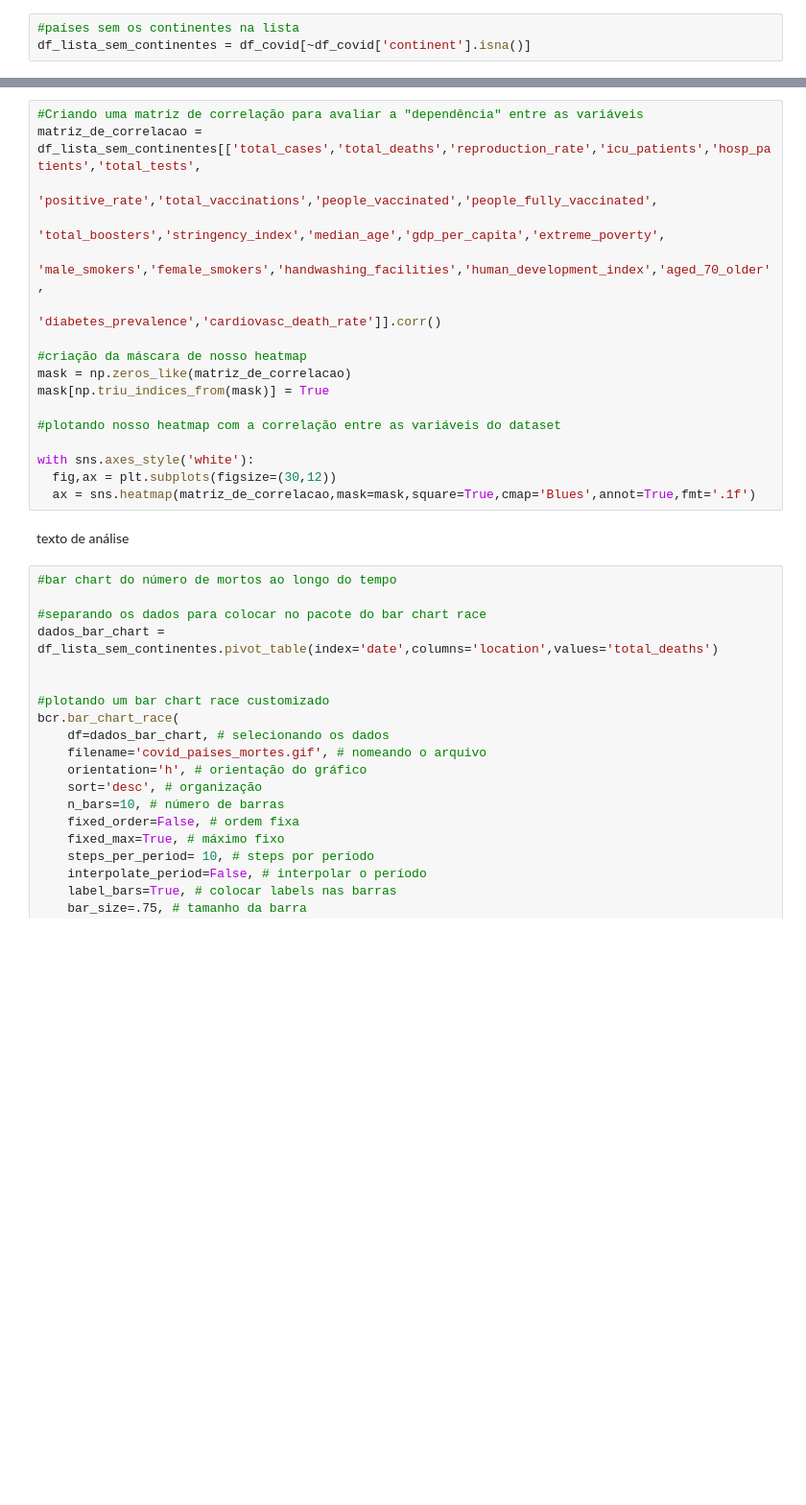
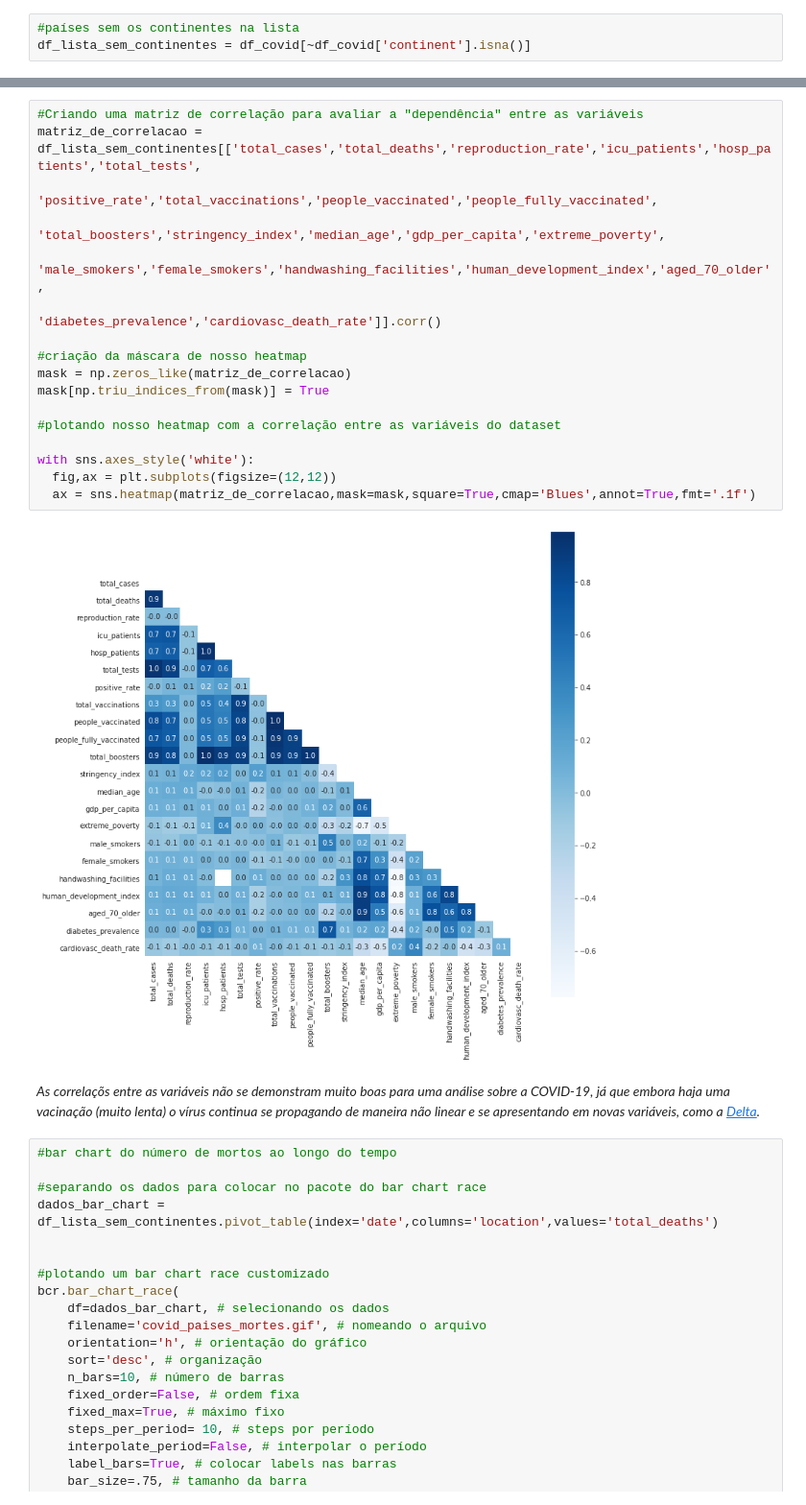
Before and after one commit to FerrazThales/Analysis_COVID_19, a Jupyter notebook: Panorama_da_COVID_19.ipynb, the cells around one changed output, grey strips where cells are left out. Shown at 96% size. Drawn from its saved outputs; the diff is of its cells as text; blank space fills up the shorter version.

```diff
--- a/Panorama_da_COVID_19.ipynb
+++ b/Panorama_da_COVID_19.ipynb
@@ -385,22 +456,24 @@ falar do brazil e comparar com  o mundo
 # %%
 #Criando uma matriz de correlação para avaliar a "dependência" entre as variáveis
 matriz_de_correlacao = df_lista_sem_continentes[['total_cases','total_deaths','reproduction_rate','icu_patients','hosp_patients','total_tests',
                                                  'positive_rate','total_vaccinations','people_vaccinated','people_fully_vaccinated',
                                                  'total_boosters','stringency_index','median_age','gdp_per_capita','extreme_poverty',
                                                  'male_smokers','female_smokers','handwashing_facilities','human_development_index','aged_70_older',
                                                  'diabetes_prevalence','cardiovasc_death_rate']].corr()
 
 #criação da máscara de nosso heatmap
 mask = np.zeros_like(matriz_de_correlacao)
 mask[np.triu_indices_from(mask)] = True
 
 #plotando nosso heatmap com a correlação entre as variáveis do dataset
 
 with sns.axes_style('white'):
-  fig,ax = plt.subplots(figsize=(30,12))
+  fig,ax = plt.subplots(figsize=(12,12))
   ax = sns.heatmap(matriz_de_correlacao,mask=mask,square=True,cmap='Blues',annot=True,fmt='.1f')
+# %% [output]
+[figure, added]
-# %% [markdown]
-texto de análise
+# %% [markdown]
+*As correlaçõs entre as variáveis não se demonstram muito boas para uma análise sobre a COVID-19, já que embora haja uma vacinação (muito lenta) o vírus continua se propagando de maneira não linear e se apresentando em novas variáveis, como a [Delta](https://www.nationalgeographicbrasil.com/ciencia/2021/06/covid-19-variante-delta-preocupante-aumento-pandemia-coronavirus-eua-contagio).*
 # %%
 #bar chart do número de mortos ao longo do tempo
 
```
Also changed, not shown: parts of 24 cells of this notebook.
